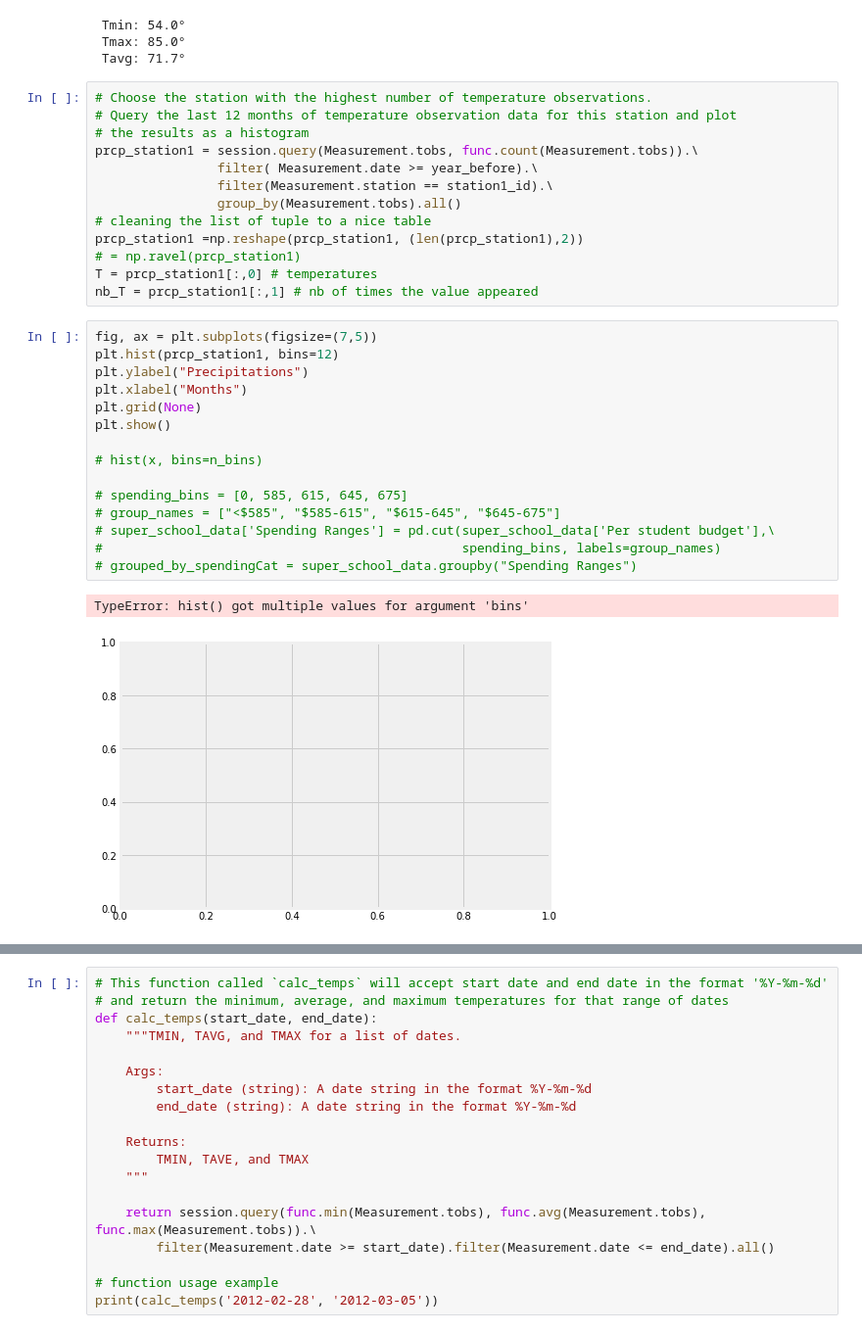
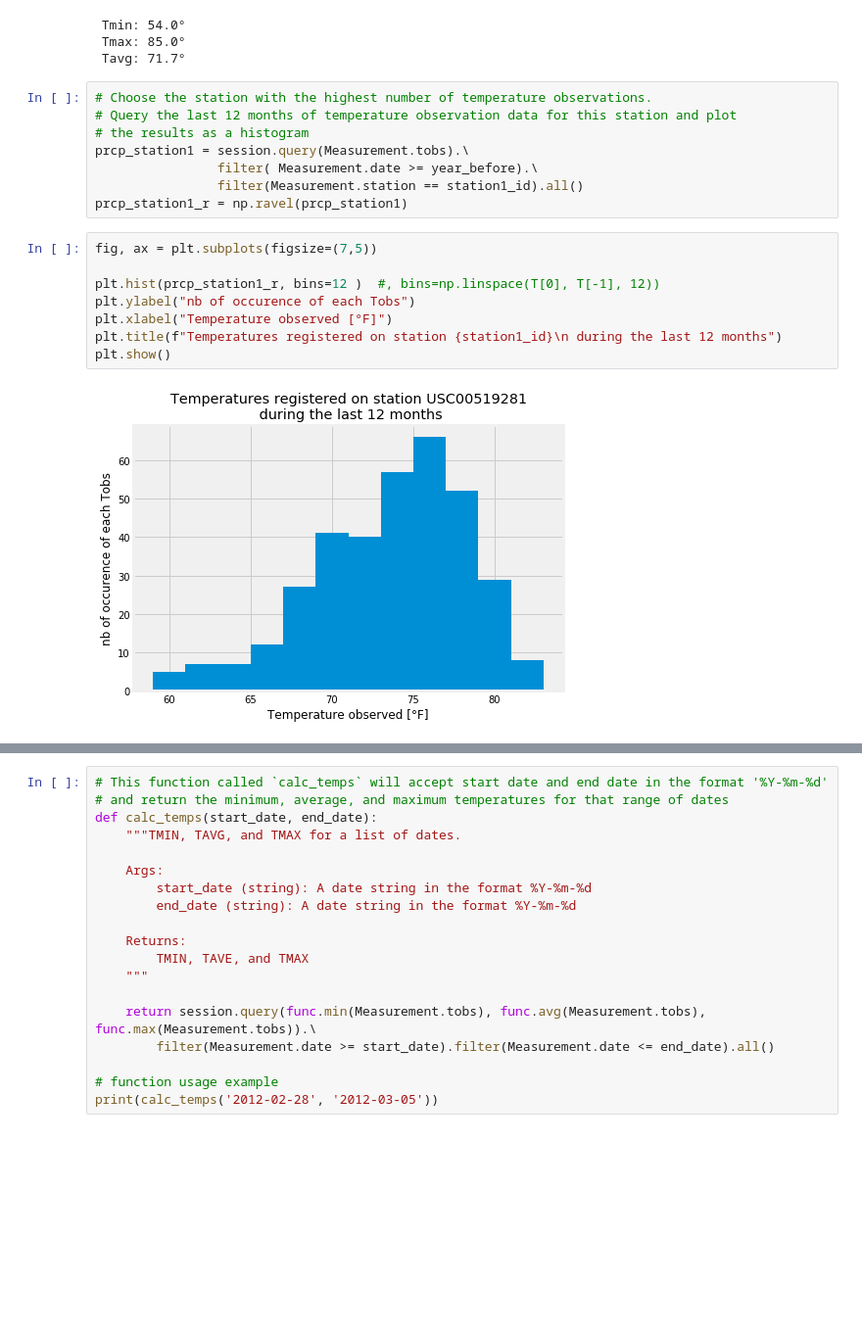
Before and after one commit to marieo31/SQLAlchemy_Challenge, a Jupyter notebook: climate.ipynb, the cells around one changed output, grey strips where cells are left out. Shown: that part at 98% size. Drawn from its saved outputs; the diff is of its cells as text; blank space fills up the shorter version.

Commit message:
opt query - rainfall per weather station

```diff
--- a/climate.ipynb
+++ b/climate.ipynb
@@ -167,33 +167,20 @@ print(" Tmin: %.1f°\n Tmax: %.1f°\n Tavg: %.1f°"%(values))
 # Choose the station with the highest number of temperature observations.
 # Query the last 12 months of temperature observation data for this station and plot
 # the results as a histogram
-prcp_station1 = session.query(Measurement.tobs, func.count(Measurement.tobs)).\
+prcp_station1 = session.query(Measurement.tobs).\
                 filter( Measurement.date >= year_before).\
-                filter(Measurement.station == station1_id).\
-                group_by(Measurement.tobs).all()
-# cleaning the list of tuple to a nice table
-prcp_station1 =np.reshape(prcp_station1, (len(prcp_station1),2))
-# = np.ravel(prcp_station1)
-T = prcp_station1[:,0] # temperatures
-nb_T = prcp_station1[:,1] # nb of times the value appeared
+                filter(Measurement.station == station1_id).all()
+prcp_station1_r = np.ravel(prcp_station1)
-# %%
-fig, ax = plt.subplots(figsize=(7,5))
-plt.hist(prcp_station1, bins=12)
-plt.ylabel("Precipitations")
-plt.xlabel("Months")
-plt.grid(None)
-plt.show()
-
-# hist(x, bins=n_bins)
-
-# spending_bins = [0, 585, 615, 645, 675]
-# group_names = ["<$585", "$585-615", "$615-645", "$645-675"]
-# super_school_data['Spending Ranges'] = pd.cut(super_school_data['Per student budget'],\
-#                                               spending_bins, labels=group_names)
-# grouped_by_spendingCat = super_school_data.groupby("Spending Ranges")
-# %% [output]
-TypeError: hist() got multiple values for argument 'bins'
-[figure, removed]
+# %%
+fig, ax = plt.subplots(figsize=(7,5))
+
+plt.hist(prcp_station1_r, bins=12 )  #, bins=np.linspace(T[0], T[-1], 12))
+plt.ylabel("nb of occurence of each Tobs")
+plt.xlabel("Temperature observed [°F]")
+plt.title(f"Temperatures registered on station {station1_id}\n during the last 12 months")
+plt.show()
+# %% [output]
+[figure, added]
 # %% [markdown]
 ![precipitation](Images/station-histogram.png)
 # %%
```
Also changed, not shown: parts of 5 cells of this notebook.
